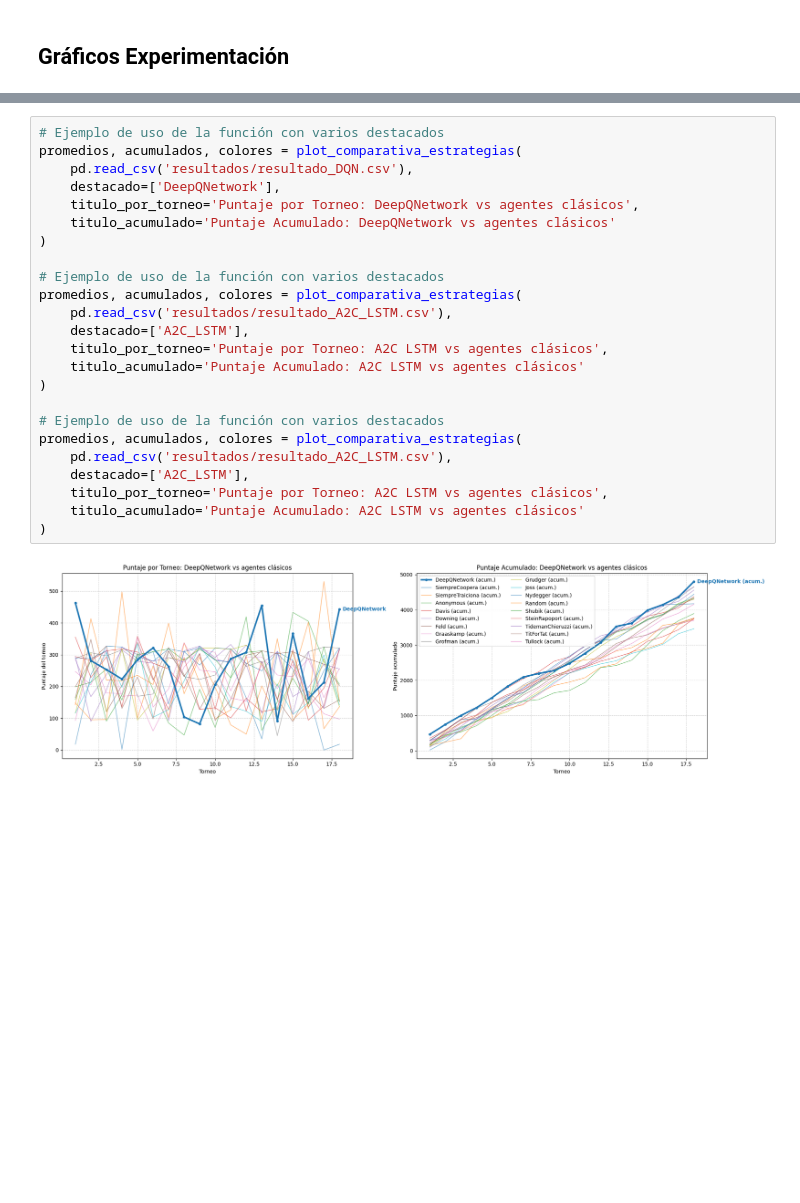
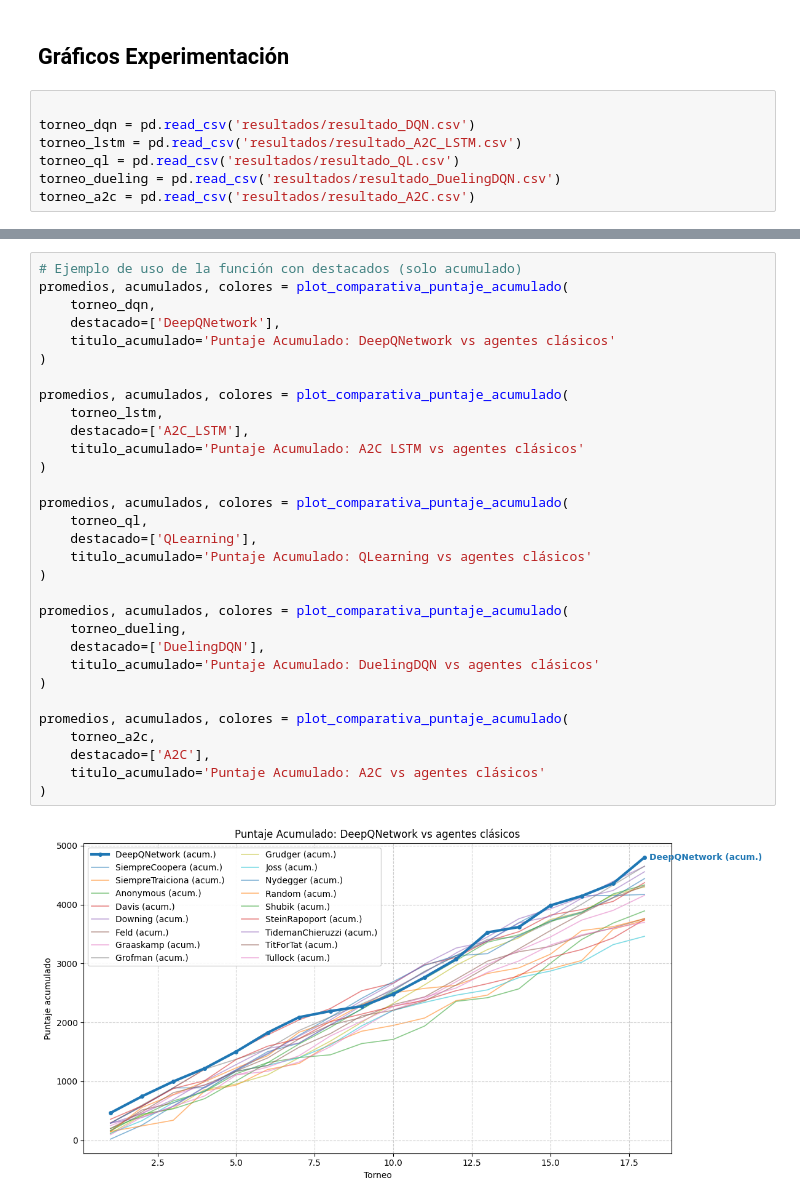
Before and after one commit to AntoCreed777/Tarea_Final_IA, a Jupyter notebook: resultados.ipynb, the cells around one changed output, grey strips where cells are left out. Cells and saved outputs as stored; diff of their text form; blank space fills up the shorter version.

Commit message:
Estado final de la tarea (Redacción del README y subida de resultados)

```diff
--- a/resultados.ipynb
+++ b/resultados.ipynb
@@ -143,3 +147,10 @@ for f, nombre in data_entrenamiento_exploracion:
 # %% [markdown]
 ## Gráficos Experimentación
+# %%
+
+torneo_dqn = pd.read_csv('resultados/resultado_DQN.csv')
+torneo_lstm = pd.read_csv('resultados/resultado_A2C_LSTM.csv')
+torneo_ql = pd.read_csv('resultados/resultado_QL.csv')
+torneo_dueling = pd.read_csv('resultados/resultado_DuelingDQN.csv')
+torneo_a2c = pd.read_csv('resultados/resultado_A2C.csv')
 # %%
@@ -324,28 +280,35 @@ def plot_comparativa_estrategias(
 
     return promedios, acumulados, colores_destacados
 # %%
-# Ejemplo de uso de la función con varios destacados
-promedios, acumulados, colores = plot_comparativa_estrategias(
-    pd.read_csv('resultados/resultado_DQN.csv'),
+# Ejemplo de uso de la función con destacados (solo acumulado)
+promedios, acumulados, colores = plot_comparativa_puntaje_acumulado(
+    torneo_dqn,
     destacado=['DeepQNetwork'],
-    titulo_por_torneo='Puntaje por Torneo: DeepQNetwork vs agentes clásicos',
     titulo_acumulado='Puntaje Acumulado: DeepQNetwork vs agentes clásicos'
 )
 
-# Ejemplo de uso de la función con varios destacados
-promedios, acumulados, colores = plot_comparativa_estrategias(
-    pd.read_csv('resultados/resultado_A2C_LSTM.csv'),
+promedios, acumulados, colores = plot_comparativa_puntaje_acumulado(
+    torneo_lstm,
     destacado=['A2C_LSTM'],
-    titulo_por_torneo='Puntaje por Torneo: A2C LSTM vs agentes clásicos',
     titulo_acumulado='Puntaje Acumulado: A2C LSTM vs agentes clásicos'
 )
 
-# Ejemplo de uso de la función con varios destacados
-promedios, acumulados, colores = plot_comparativa_estrategias(
-    pd.read_csv('resultados/resultado_A2C_LSTM.csv'),
-    destacado=['A2C_LSTM'],
-    titulo_por_torneo='Puntaje por Torneo: A2C LSTM vs agentes clásicos',
-    titulo_acumulado='Puntaje Acumulado: A2C LSTM vs agentes clásicos'
+promedios, acumulados, colores = plot_comparativa_puntaje_acumulado(
+    torneo_ql,
+    destacado=['QLearning'],
+    titulo_acumulado='Puntaje Acumulado: QLearning vs agentes clásicos'
 )
+
+promedios, acumulados, colores = plot_comparativa_puntaje_acumulado(
+    torneo_dueling,
+    destacado=['DuelingDQN'],
+    titulo_acumulado='Puntaje Acumulado: DuelingDQN vs agentes clásicos'
+)
+
+promedios, acumulados, colores = plot_comparativa_puntaje_acumulado(
+    torneo_a2c,
+    destacado=['A2C'],
+    titulo_acumulado='Puntaje Acumulado: A2C vs agentes clásicos'
+)
 # %% [output]
-[figure, old version]
+[figure, new version]
```
Also changed, not shown: parts of 13 cells of this notebook, 45 other files.
